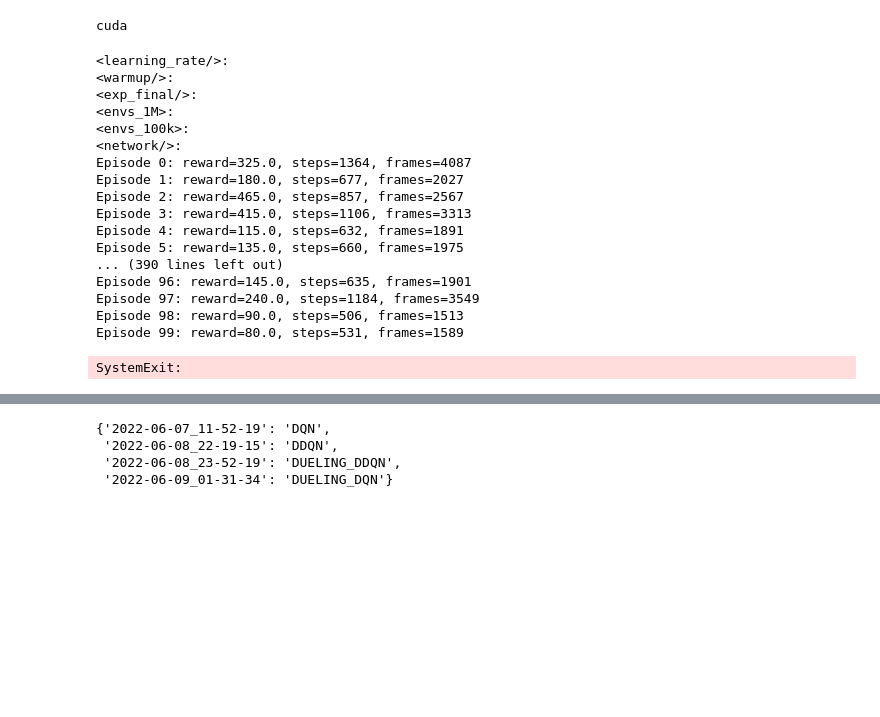
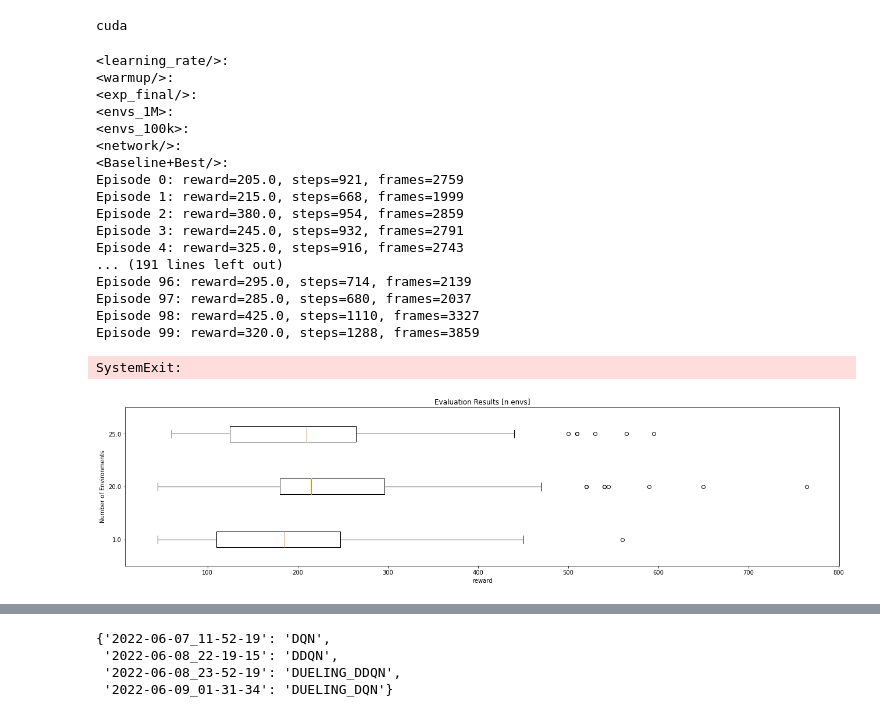
Before and after one commit to phyti1/ds_rle_space_invaders_dqn, a Jupyter notebook: rle_assignment/eval_vis.ipynb, the cells around one changed output, grey strips where cells are left out. Saved outputs shown, nothing was run; the diff lists cells and outputs as text; code cells hidden in the pictures; blank space fills up the shorter version.

```diff
--- a/rle_assignment/eval_vis.ipynb
+++ b/rle_assignment/eval_vis.ipynb
@@ -13,22 +75,6 @@ cuda
 # %%
-def get_labels(folder, key):
-    labels = dict()
-    # extract learning_rates from flags.txt
-    date_dirs = os.listdir(os.path.join(root, folder))
-    for date_dir in date_dirs:
-        flags_dir = os.path.join(root, folder, date_dir, 'flags.txt')
-        if(os.path.exists(flags_dir)):
-            with open(flags_dir, 'r') as f:
-                lines = f.readlines()
-                for line in lines:
-                    if(line.startswith(f'--{key}')):
-                        labels[date_dir] = line.split('=')[1].strip()
-    return labels
-
 n_evals = 100
-root = './runs/'
-
-folders = ['learning_rate/', 'warmup/', 'exp_final/', 'envs_1M', 'envs_100k', 'network/'] #
+folders = ['learning_rate/', 'warmup/', 'exp_final/', 'envs_1M', 'envs_100k', 'network/', 'Baseline+Best/'] # folders to re-evaluate
 
 # if a folder should be re-evaluated, remove eval.csv from it
 def main(argv):
@@ -59,15 +105,15 @@ app.run(main, argv = None)
 <envs_1M>:
 <envs_100k>:
 <network/>:
-Episode 0: reward=325.0, steps=1364, frames=4087
-Episode 1: reward=180.0, steps=677, frames=2027
-Episode 2: reward=465.0, steps=857, frames=2567
-Episode 3: reward=415.0, steps=1106, frames=3313
-Episode 4: reward=115.0, steps=632, frames=1891
-Episode 5: reward=135.0, steps=660, frames=1975
-... (390 lines left out)
-Episode 96: reward=145.0, steps=635, frames=1901
-Episode 97: reward=240.0, steps=1184, frames=3549
-Episode 98: reward=90.0, steps=506, frames=1513
-Episode 99: reward=80.0, steps=531, frames=1589
+<Baseline+Best/>:
+Episode 0: reward=205.0, steps=921, frames=2759
+Episode 1: reward=215.0, steps=668, frames=1999
+Episode 2: reward=380.0, steps=954, frames=2859
+Episode 3: reward=245.0, steps=932, frames=2791
+Episode 4: reward=325.0, steps=916, frames=2743
+... (191 lines left out)
+Episode 96: reward=295.0, steps=714, frames=2139
+Episode 97: reward=285.0, steps=680, frames=2037
+Episode 98: reward=425.0, steps=1110, frames=3327
+Episode 99: reward=320.0, steps=1288, frames=3859
 SystemExit:
@@ -110,0 +120,4 @@ def show_hists(folder : str, title : str, ylabel :str, labels : list = None):
+# %%
+show_boxplot('envs_1M', 'Evaluation Results [n envs]', "Number of Environments", get_labels('envs_1M', 'num_envs'))
+# %% [output]
+[figure, added]
```
Also changed, not shown: parts of 9 cells of this notebook, 52 other files.
